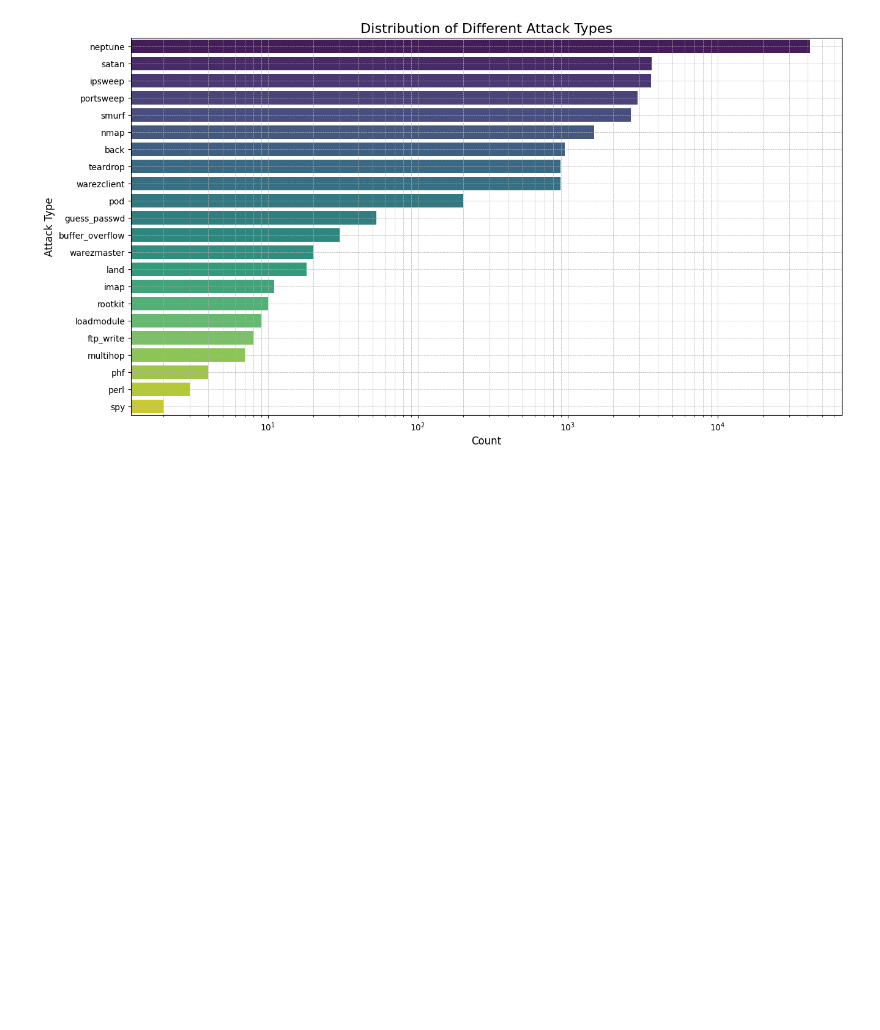
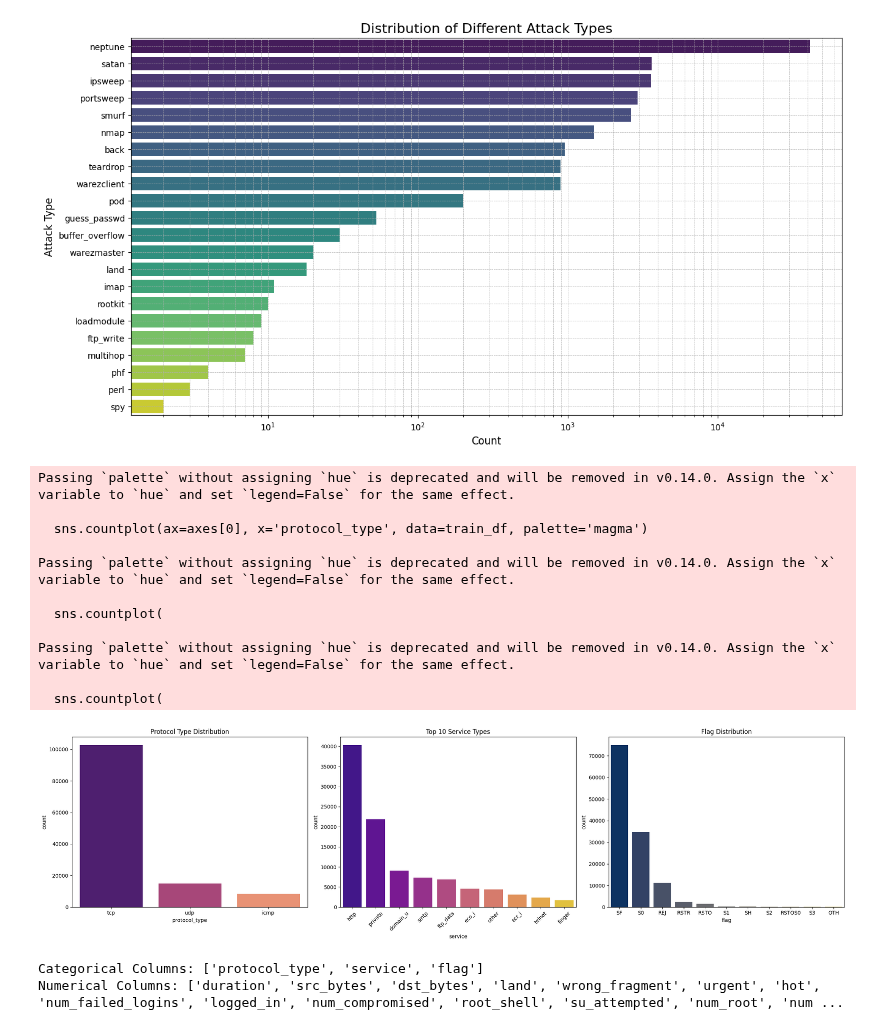
Before and after one commit to SpringBoardMentor193s/SentinelNet_Oct_Batch, a Jupyter notebook: main.ipynb, the cells around one changed output. Cells and saved outputs as stored; diff of their text form; code cells hidden in the pictures; blank space fills up the shorter version.

```diff
--- a/main.ipynb
+++ b/main.ipynb
@@ -258,3 +258,65 @@ Passing `palette` without assigning `hue` is deprecated and will be removed in v
 
   sns.countplot(y='class', data=attack_df, order=attack_df['class'].value_counts().index, palette='viridis')
 [figure]
+# %%
+# Create 3 side-by-side subplots
+fig, axes = plt.subplots(1, 3, figsize=(22, 6))
+
+# Plot 1: Protocol Type Distribution
+sns.countplot(ax=axes[0], x='protocol_type', data=train_df, palette='magma')
+axes[0].set_title('Protocol Type Distribution')
+
+# Plot 2: Top 10 Service Types
+sns.countplot(
+    ax=axes[1],
+    x='service',
+    data=train_df,
+    order=train_df['service'].value_counts().iloc[:10].index,
+    palette='plasma'
+)
+axes[1].set_title('Top 10 Service Types')
+axes[1].tick_params(axis='x', rotation=45)
+
+# Plot 3: Flag Distribution
+sns.countplot(
+    ax=axes[2],
+    x='flag',
+    data=train_df,
+    order=train_df['flag'].value_counts().index,
+    palette='cividis'
+)
+axes[2].set_title('Flag Distribution')
+
+# Adjust layout and display
+plt.tight_layout()
+plt.show()
+# %% [output]
+Passing `palette` without assigning `hue` is deprecated and will be removed in v0.14.0. Assign the `x` variable to `hue` and set `legend=False` for the same effect.
+
+  sns.countplot(ax=axes[0], x='protocol_type', data=train_df, palette='magma')
+
+Passing `palette` without assigning `hue` is deprecated and will be removed in v0.14.0. Assign the `x` variable to `hue` and set `legend=False` for the same effect.
+
+  sns.countplot(
+
+Passing `palette` without assigning `hue` is deprecated and will be removed in v0.14.0. Assign the `x` variable to `hue` and set `legend=False` for the same effect.
+
+  sns.countplot(
+[figure, added]
+# %%
+# Separate features (X) and target (y)
+X_train_raw = train_df.drop(['class', 'attack_binary'], axis=1)
+y_train = train_df['attack_binary']
+
+X_test_raw = test_df.drop(['class', 'attack_binary'], axis=1)
+y_test = test_df['attack_binary']
+
+# Identify categorical and numerical columns
+categorical_cols = ['protocol_type', 'service', 'flag']
+numerical_cols = X_train_raw.columns.drop(categorical_cols)
+
+print("Categorical Columns:", categorical_cols)
+print("Numerical Columns:", numerical_cols.tolist())
+# %% [output]
+Categorical Columns: ['protocol_type', 'service', 'flag']
+Numerical Columns: ['duration', 'src_bytes', 'dst_bytes', 'land', 'wrong_fragment', 'urgent', 'hot', 'num_failed_logins', 'logged_in', 'num_compromised', 'root_shell', 'su_attempted', 'num_root', 'num ...
```
Also changed, not shown: parts of 1 cell of this notebook.
